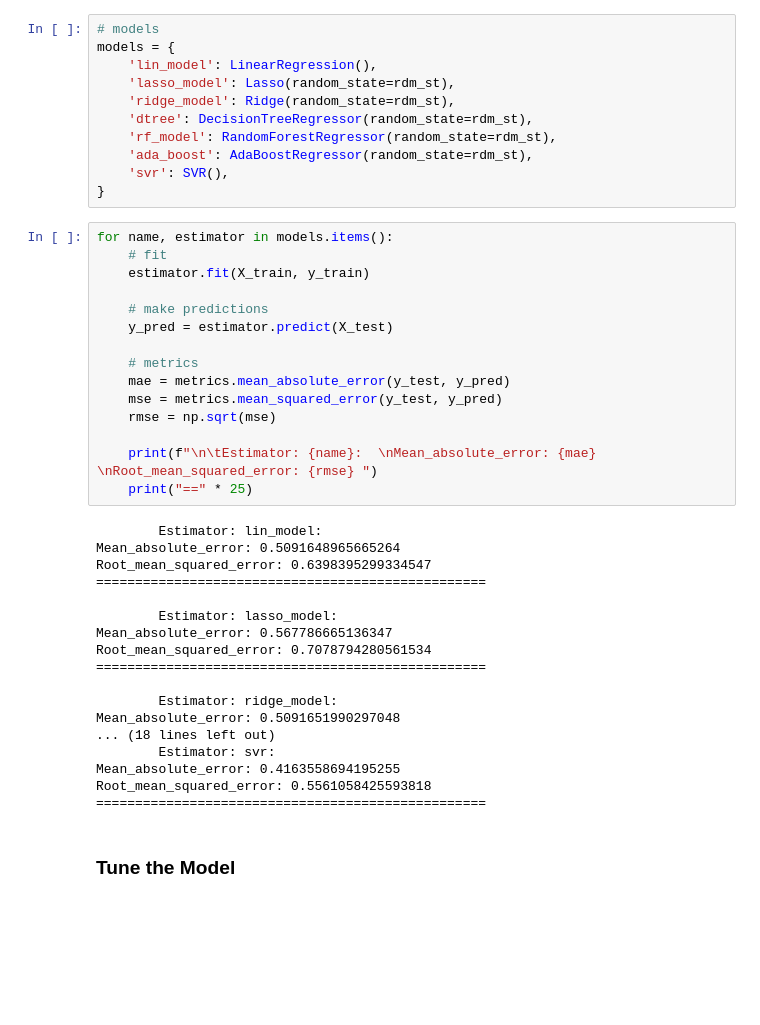
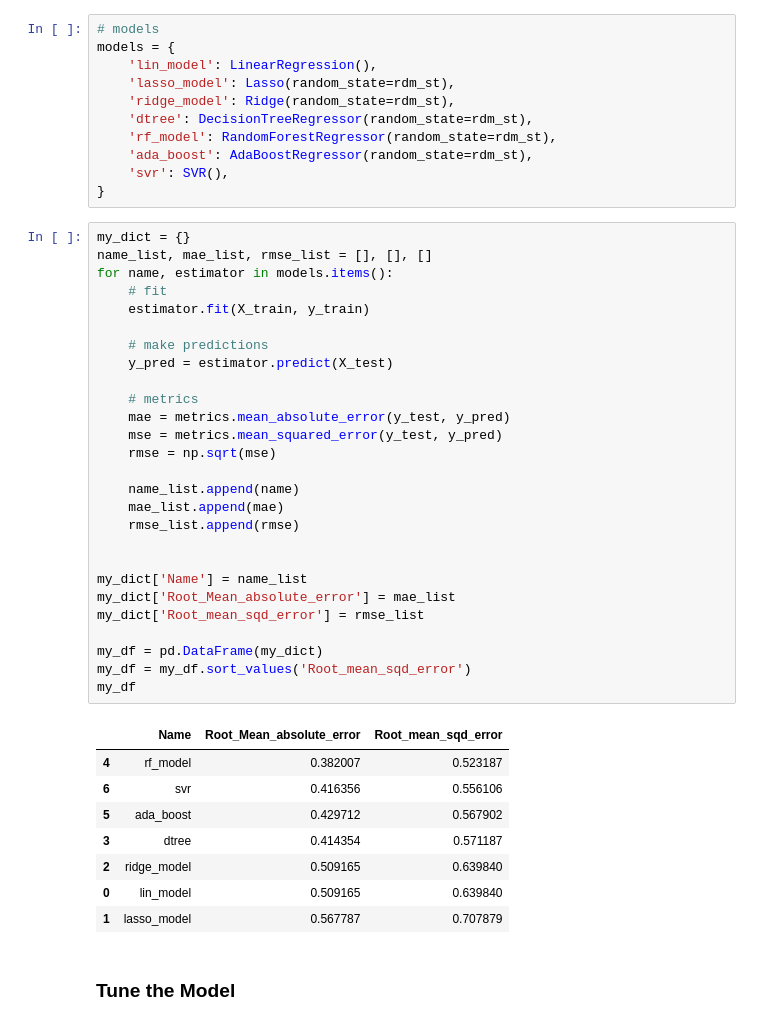
Before and after one commit to chineidu/Developer-s-survey, a Jupyter notebook: survey notebook.ipynb, the cells around one changed output. Drawn from its saved outputs; the diff is of its cells as text; blank space fills up the shorter version.

```diff
--- a/survey notebook.ipynb
+++ b/survey notebook.ipynb
@@ -584,38 +584,41 @@ models = {
     'svr': SVR(),
 }
 # %%
+my_dict = {}
+name_list, mae_list, rmse_list = [], [], []
 for name, estimator in models.items():
     # fit
     estimator.fit(X_train, y_train)
 
     # make predictions
     y_pred = estimator.predict(X_test)
 
     # metrics
     mae = metrics.mean_absolute_error(y_test, y_pred)
     mse = metrics.mean_squared_error(y_test, y_pred)
     rmse = np.sqrt(mse)
 
-    print(f"\n\tEstimator: {name}:  \nMean_absolute_error: {mae} \nRoot_mean_squared_error: {rmse} ")
-    print("==" * 25)
+    name_list.append(name)
+    mae_list.append(mae)
+    rmse_list.append(rmse)
+
+
+my_dict['Name'] = name_list
+my_dict['Root_Mean_absolute_error'] = mae_list
+my_dict['Root_mean_sqd_error'] = rmse_list
+
+my_df = pd.DataFrame(my_dict)
+my_df = my_df.sort_values('Root_mean_sqd_error')
+my_df
 # %% [output]
-        Estimator: lin_model:
-Mean_absolute_error: 0.5091648965665264
-Root_mean_squared_error: 0.6398395299334547
-==================================================
-
-        Estimator: lasso_model:
-Mean_absolute_error: 0.567786665136347
-Root_mean_squared_error: 0.7078794280561534
-==================================================
-
-        Estimator: ridge_model:
-Mean_absolute_error: 0.5091651990297048
-... (18 lines left out)
-        Estimator: svr:
-Mean_absolute_error: 0.4163558694195255
-Root_mean_squared_error: 0.5561058425593818
-==================================================
+|  | Name | Root_Mean_absolute_error | Root_mean_sqd_error |
+| 4 | rf_model | 0.382007 | 0.523187 |
+| 6 | svr | 0.416356 | 0.556106 |
+| 5 | ada_boost | 0.429712 | 0.567902 |
+| 3 | dtree | 0.414354 | 0.571187 |
+| 2 | ridge_model | 0.509165 | 0.639840 |
+| 0 | lin_model | 0.509165 | 0.639840 |
+| 1 | lasso_model | 0.567787 | 0.707879 |
 # %% [markdown]
 ### Tune the Model
 # %%
```
Also changed, not shown: parts of 5 cells of this notebook, 2 other files.
